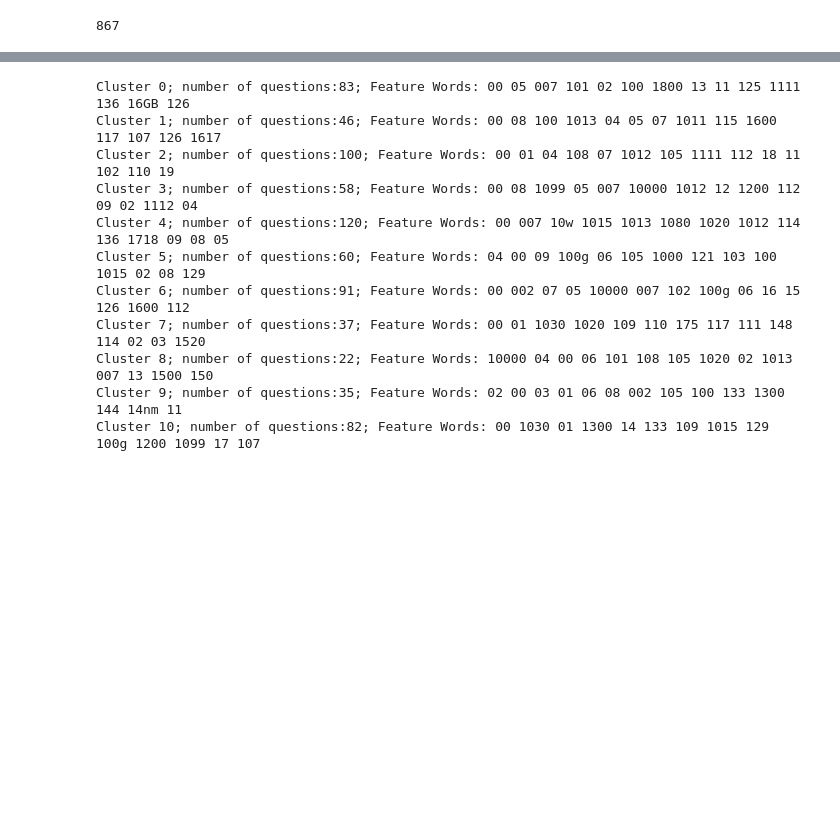
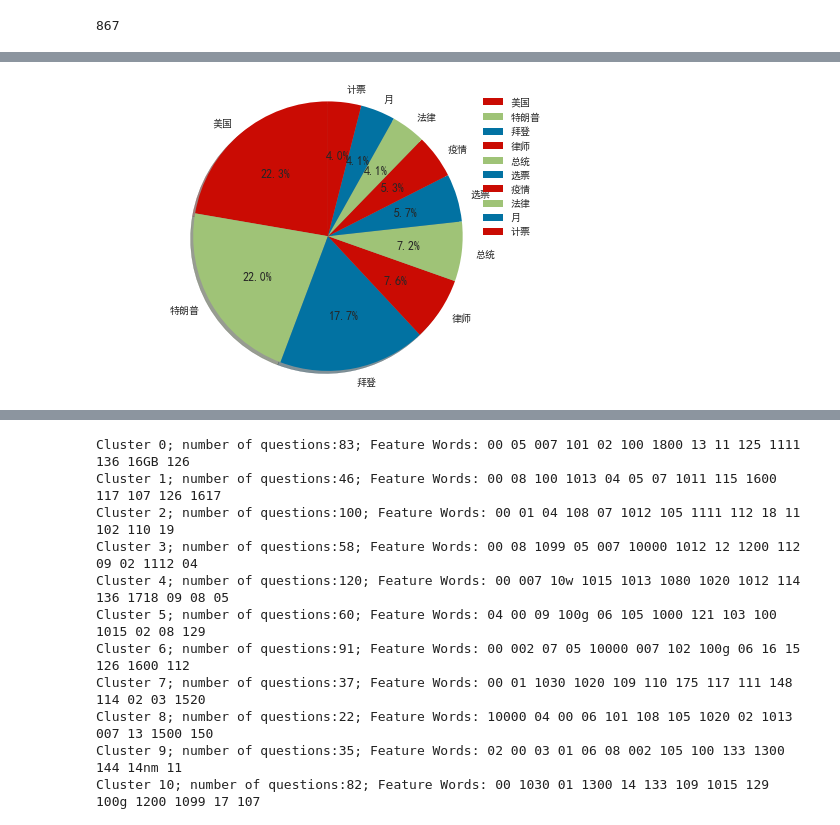
Before and after one commit to xuezhaojun/zhihu_hot_list_clustering, a Jupyter notebook: nlp.ipynb, the cells around one changed output, grey strips where cells are left out. Drawn from its saved outputs; the diff is of its cells as text; code cells hidden in the pictures; blank space fills up the shorter version.

```diff
--- a/nlp.ipynb
+++ b/nlp.ipynb
@@ -115,3 +164,19 @@ dr.close()
+# %%
+# 显示cluster12的内容，通过扇形图
+label_list = []    # 各部分标签
+size = []    # 各部分大小
+
+cf = count_most_frequet[0]
+for w in cf:
+    label_list.append(w[0])
+    size.append(w[1])
+
+patches, l_text, p_text = plt.pie(size, colors="rgb", labels=label_list, labeldistance=1.1, autopct="%1.1f%%", shadow=True, startangle=90, pctdistance=0.6)
+plt.axis("equal")    # 设置横轴和纵轴大小相等，这样饼才是圆的
+plt.legend()
+plt.show()
+# %% [output]
+[figure, added]
 # %%
 # kmeans clustering
 model = KMeans(init='k-means++', max_iter=200)
```
Also changed, not shown: parts of 5 cells of this notebook.
